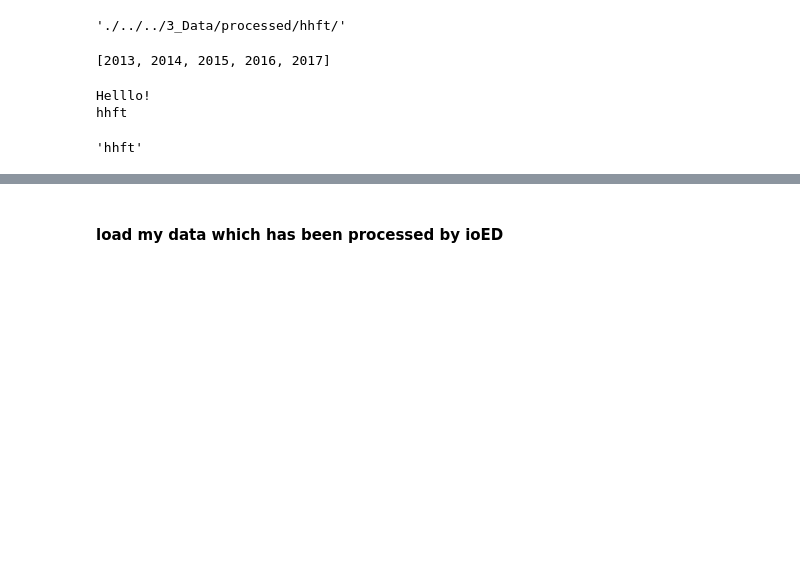
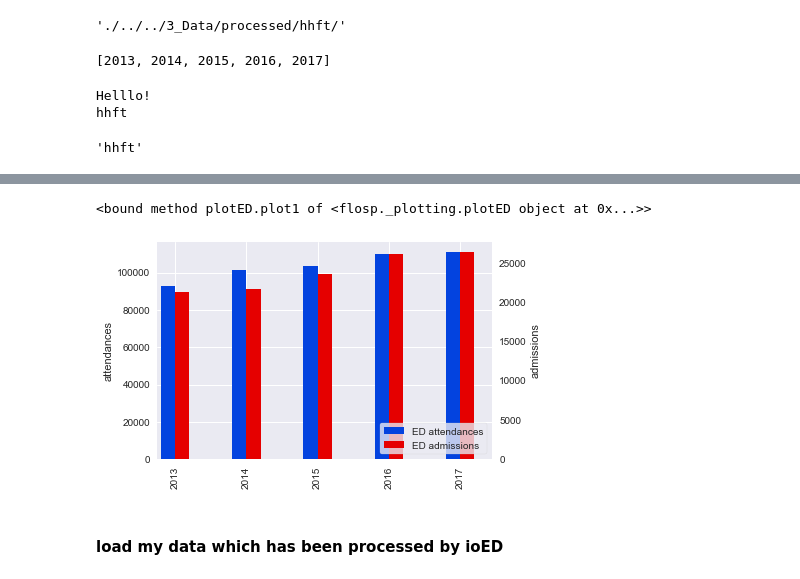
Before and after one commit to BradKeogh/flosp, a Jupyter notebook: hhft/hhftED_analysis.ipynb, the cells around one changed output, grey strips where cells are left out. Cells and saved outputs as stored; diff of their text form; code cells hidden in the pictures; blank space fills up the shorter version.

Commit message:
added ED.plot functionality

```diff
--- a/hhft/hhftED_analysis.ipynb
+++ b/hhft/hhftED_analysis.ipynb
@@ -40,3 +55,11 @@ hhft.IP.
+# %%
+hhft.ED.plot.plot1
+# %% [output]
+<bound method plotED.plot1 of <flosp._plotting.plotED object at 0x...>>
+# %%
+hhft.ED.plot.atten_adm_numbers_bar()
+# %% [output]
+[figure, added]
 # %% [markdown]
 #### load my data which has been processed by ioED
 # %%
```
Also changed, not shown: parts of 12 cells of this notebook, 4 other files.
